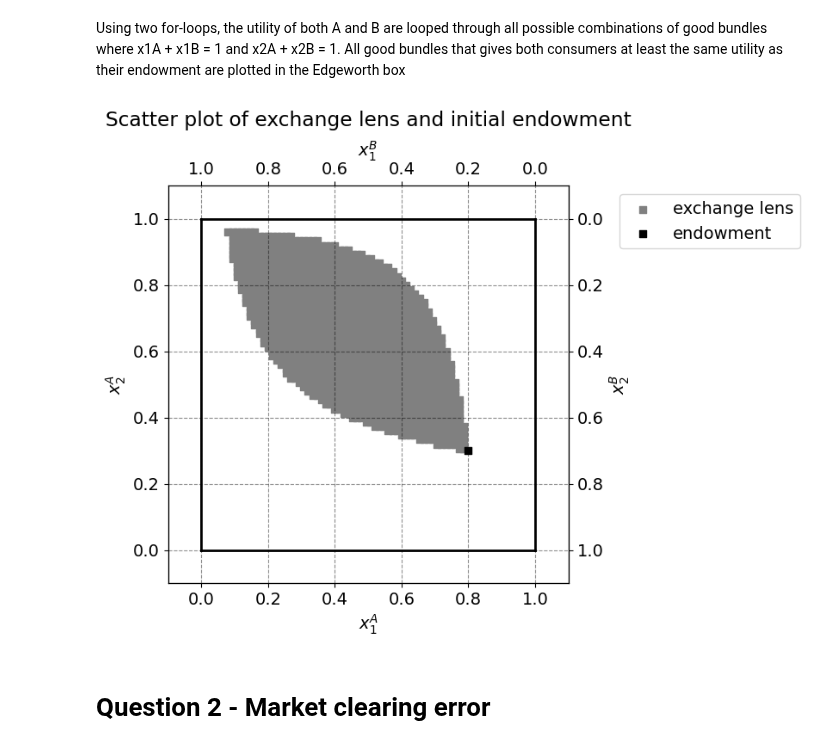
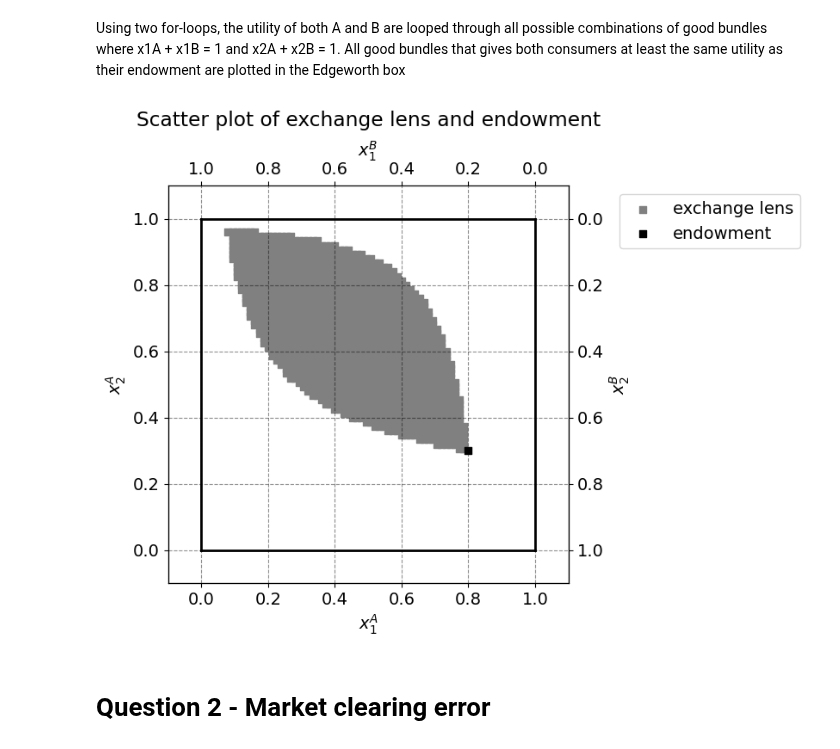
Before and after one commit to NumEconCopenhagen/projects-2024-kt, a Jupyter notebook: inauguralproject/inauguralproject.ipynb, the cells around one changed output. Drawn from its saved outputs; the diff is of its cells as text; code cells hidden in the pictures.

```diff
--- a/inauguralproject/inauguralproject.ipynb
+++ b/inauguralproject/inauguralproject.ipynb
@@ -26,49 +29,20 @@ All good bundles that gives both consumers at least the same utility as their en
 # Collecting exchange lens from .py file
 N = 75
 exchange_lens = model.exchange_lens(N)
-# %%
-# a. total endowment
-w1bar = 1.0
-w2bar = 1.0
-
-# b. figure set up
-fig = plt.figure(frameon=False,figsize=(6,6), dpi=100)
-ax_A = fig.add_subplot(1, 1, 1)
-
-ax_A.set_xlabel("$x_1^A$")
-ax_A.set_ylabel("$x_2^A$")
-
-temp = ax_A.twinx()
-temp.set_ylabel("$x_2^B$")
-ax_B = temp.twiny()
-ax_B.set_xlabel("$x_1^B$")
-ax_B.invert_xaxis()
-ax_B.invert_yaxis()
-
-# Plotting exchange lens
-x1A = [item[0] for item in exchange_lens]
-x2A = [item[1] for item in exchange_lens]
-
-ax_A.scatter(x1A, x2A, color = 'grey', marker = 's', label = 'exchange lens')
-
-# Plotting endowments
-ax_A.scatter(par.w1A, par.w2A, marker = 's', color = 'black', label = 'endowment')
-
-# limits
-ax_A.plot([0,w1bar],[0,0],lw=2,color='black')
-ax_A.plot([0,w1bar],[w2bar,w2bar],lw=2,color='black')
-ax_A.plot([0,0],[0,w2bar],lw=2,color='black')
-ax_A.plot([w1bar,w1bar],[0,w2bar],lw=2,color='black')
-
-ax_A.set_xlim([-0.1, w1bar + 0.1])
-ax_A.set_ylim([-0.1, w2bar + 0.1])
-ax_B.set_xlim([w1bar + 0.1, -0.1])
-ax_B.set_ylim([w2bar + 0.1, -0.1])
-
-plt.title('Scatter plot of exchange lens and initial endowment', pad = 50)
-ax_A.legend(frameon=True,loc='upper right', bbox_to_anchor=(1.6,1.0));
-# %% [output]
-[figure, removed]
+# %%
+fig1 = model.edgeworth_box('Scatter plot of exchange lens and endowment', 50)
+# Plotting exchange lens
+x1A = [item[0] for item in exchange_lens]
+x2A = [item[1] for item in exchange_lens]
+
+fig1.scatter(x1A, x2A, color = 'grey', marker = 's', label = 'exchange lens')
+
+# Plotting endowments
+fig1.scatter(par.w1A, par.w2A, marker = 's', color = 'black', label = 'endowment')
+
+fig1.legend(frameon=True,loc='upper right', bbox_to_anchor=(1.6,1.0));
+# %% [output]
+[figure, added]
 # %% [markdown]
 # Question 2 - Market clearing error
 # %% [markdown]
```
Also changed, not shown: parts of 7 cells of this notebook, 1 other file.
